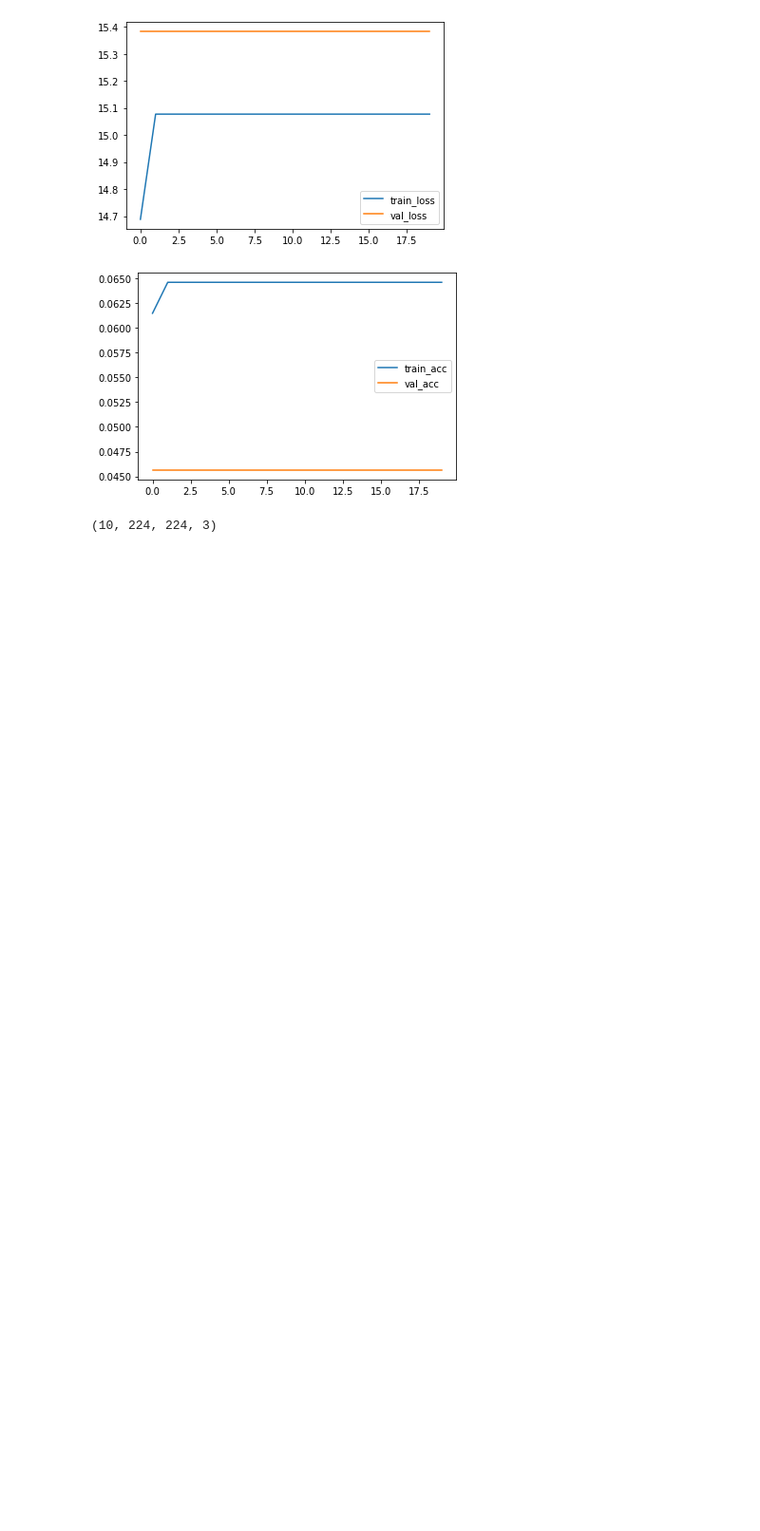
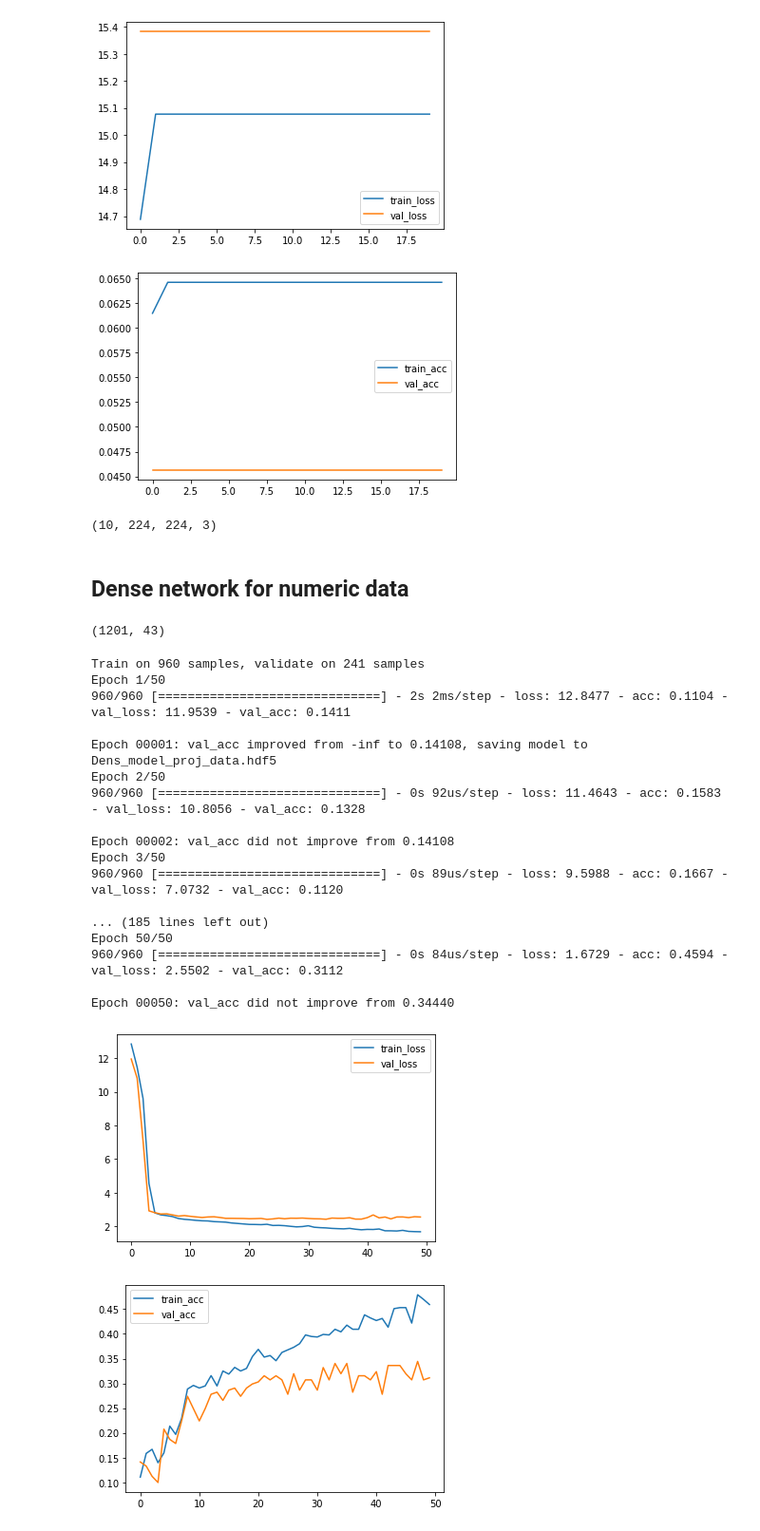
Before and after one commit to vikrantwd/Image_Classification, a Jupyter notebook: GradProject_NB4.ipynb, the cells around one changed output. Shown: that part at 95% size. Drawn from its saved outputs; the diff is of its cells as text; code cells hidden in the pictures; blank space fills up the shorter version.

```diff
--- a/GradProject_NB4.ipynb
+++ b/GradProject_NB4.ipynb
@@ -341,3 +411,71 @@ Epoch 00020: val_acc did not improve from 0.04564
 np.array(ar).shape
 # %% [output]
 (10, 224, 224, 3)
+# %% [markdown]
+## Dense network for numeric data
+# %%
+final_data = pd.read_csv('new_training_data.csv', index_col=0)
+train, test = train_test_split(final_data, ratio = 0.8)
+
+new_train_cols = ['red_ch_intensity', 'green_ch_intensity',
+       'blue_ch_intensity', 'gray_intensity', 'aspect_ratio', 'red_ch_std',
+       'green_ch_std', 'blue_ch_std', 'gray_std', 'red_ch_skew',
+       'blue_ch_skew', 'gray_skew', 'red_ch_kurt',
+       'green_ch_kurt', 'blue_ch_kurt', 'gray_kurt', 'harris',
+       'avg_cb', 'avg_cr', 'std_y','std_cr',
+       'avg_hog', 'std_hog']
+new_train_cols = new_train_cols + [f'bag_of_words_0{i}' for i in range(1, 10)] + [f'bag_of_words_1{i}' for i in range(10)] + ['bag_of_words_20']
+# %%
+### Data Prep
+
+#one-hot encode target column
+y_train = to_categorical(train['Encoding'].values)
+y_test = to_categorical(test['Encoding'].values)
+
+train_data = train.loc[:, new_train_cols].values
+test_data = test.loc[:, new_train_cols].values
+train_labels = y_train
+train_data.shape
+# %% [output]
+(1201, 43)
+# %%
+# setting seed
+seed(1)
+set_random_seed(2)
+seed(1234)
+
+### Model definition
+
+model = Sequential()
+model.add(Dense(100, activation='relu', input_shape=(43,)))
+model.add(Dense(100, activation='relu'))
+model.add(Dense(50, activation='relu'))
+model.add(Dense(20, activation='softmax'))
+model.compile(optimizer='adam', loss='categorical_crossentropy', metrics=['accuracy'])
+
+filepath="Dens_model_proj_data.hdf5"
+checkpoint = ModelCheckpoint(filepath, monitor='val_acc', verbose=1, save_best_only=True)
+callbacks_list = [checkpoint]
+
+training = model.fit(train_data, train_labels, validation_split=0.2, epochs=50, callbacks=callbacks_list)
+plot_loss_acc(training)
+# %% [output]
+Train on 960 samples, validate on 241 samples
+Epoch 1/50
+960/960 [==============================] - 2s 2ms/step - loss: 12.8477 - acc: 0.1104 - val_loss: 11.9539 - val_acc: 0.1411
+
+Epoch 00001: val_acc improved from -inf to 0.14108, saving model to Dens_model_proj_data.hdf5
+Epoch 2/50
+960/960 [==============================] - 0s 92us/step - loss: 11.4643 - acc: 0.1583 - val_loss: 10.8056 - val_acc: 0.1328
+
+Epoch 00002: val_acc did not improve from 0.14108
+Epoch 3/50
+960/960 [==============================] - 0s 89us/step - loss: 9.5988 - acc: 0.1667 - val_loss: 7.0732 - val_acc: 0.1120
+
+... (185 lines left out)
+Epoch 50/50
+960/960 [==============================] - 0s 84us/step - loss: 1.6729 - acc: 0.4594 - val_loss: 2.5502 - val_acc: 0.3112
+
+Epoch 00050: val_acc did not improve from 0.34440
+[figure, added]
+[figure, added]
```
Also changed, not shown: parts of 10 cells of this notebook, 4 other files.
